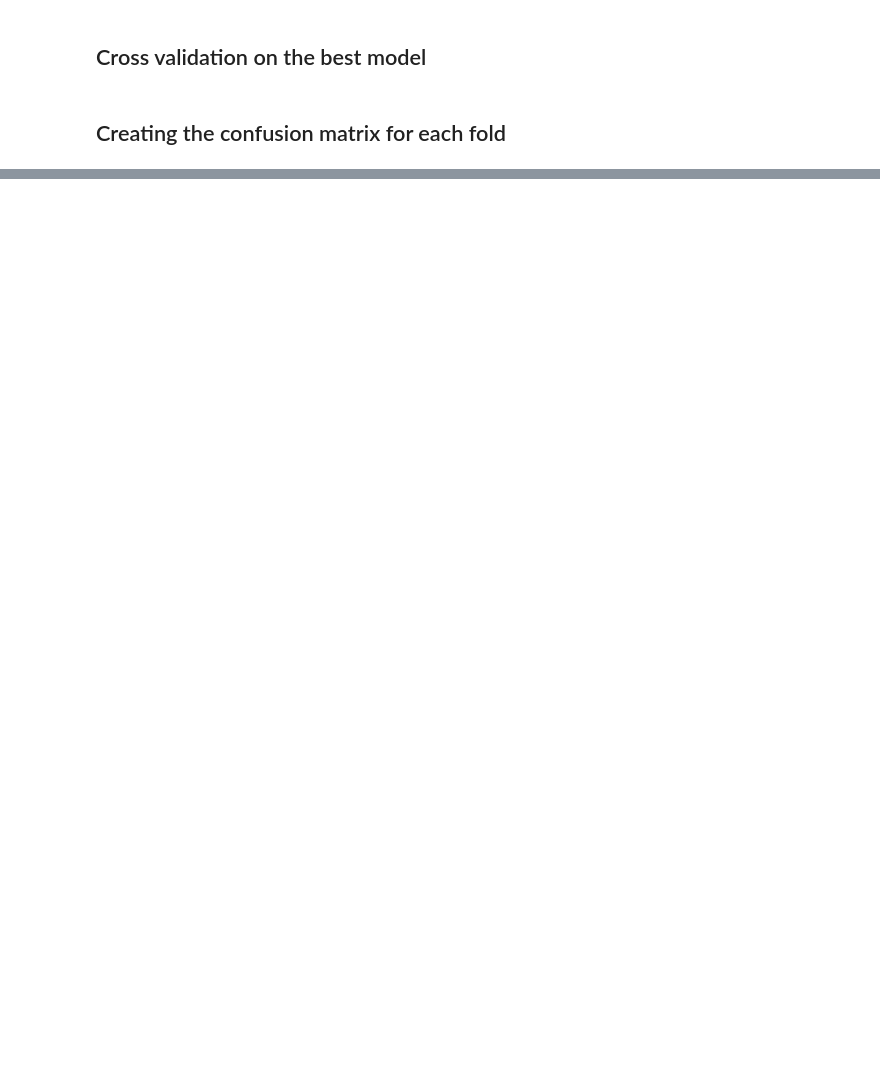
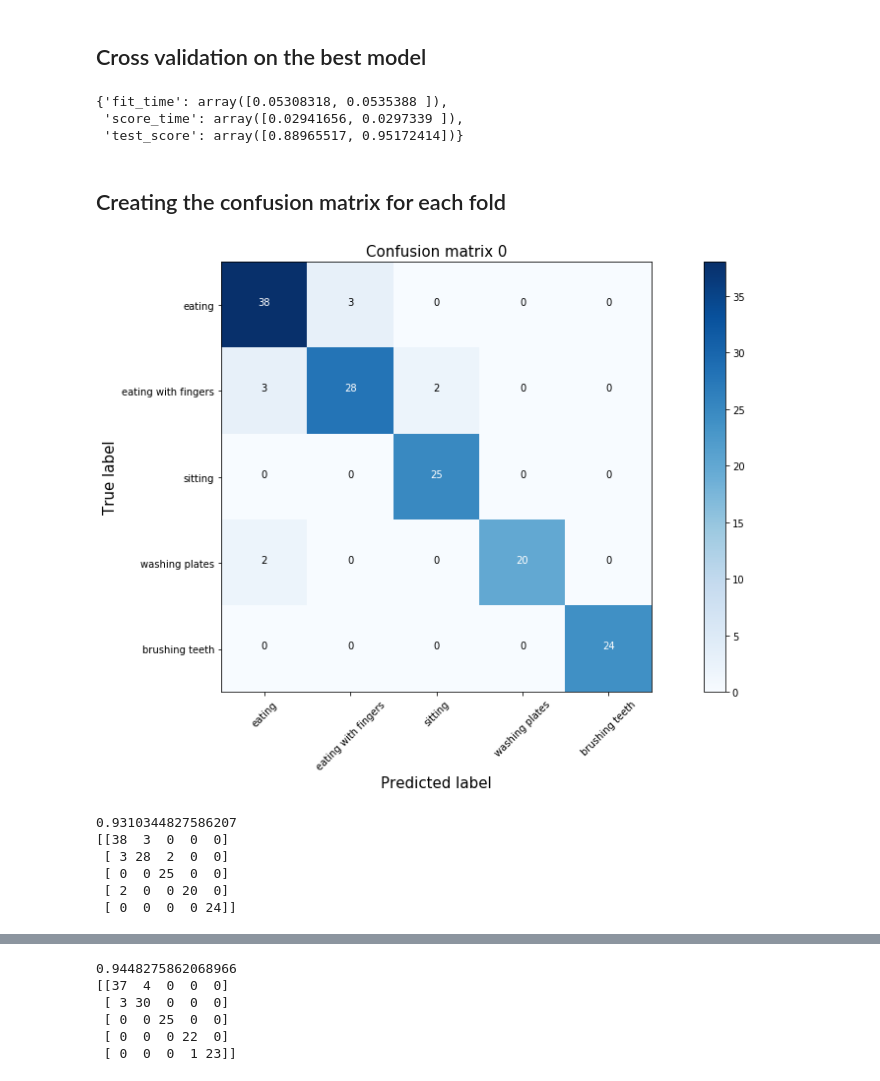
Before and after one commit to giorgosVardakas/Positional-Signal-Processing, a Jupyter notebook: Data Series Classification.ipynb, the cells around one changed output, grey strips where cells are left out. Drawn from its saved outputs; the diff is of its cells as text; code cells hidden in the pictures; blank space fills up the shorter version.

```diff
--- a/Data Series Classification.ipynb
+++ b/Data Series Classification.ipynb
@@ -321,12 +311,12 @@ Name: 59399, dtype: object
 #def var(X):
 #    return np.var(X, axis = 1)
 
-features = dict()
-features = {"mean":mean, "var":var, "std":std, "skew":skew}
+#features = dict()
+#features = {"mean":mean, "var":var, "std":std, "skew":skew}
 
 pipeline = Pype([
     ("segment", Segment()),
-    ("features", FeatureRep(features = features)),
+    ("features", FeatureRep(features = base_features())),
     ("scaler", StandardScaler()),
     ("pca", PCA()),
     ("rf", RandomForestClassifier())
@@ -362,6 +367,10 @@ cv = splitter.split(X, y, groups)
 
 results = cross_validate(best_estimator, X, y, cv=cv, n_jobs=-1)
 results
+# %% [output]
+{'fit_time': array([0.05308318, 0.0535388 ]),
+ 'score_time': array([0.02941656, 0.0297339 ]),
+ 'test_score': array([0.88965517, 0.95172414])}
 # %%
 def plot_confusion_matrix(cm, classes, fold, normalize=True, cmap=plt.cm.Blues):
     title = "Confusion matrix " + str(fold)
@@ -398,31 +407,45 @@ transform_pipe = Pype([
 
 cv = splitter.split(X, y, groups)
 for fold, split in enumerate(cv):
     training_set, test_set = split
 
     # Spliting the to training and testing set
     x_train, x_test = np.asarray(X)[training_set], np.asarray(X)[test_set]
     y_train, y_test = np.asarray(y)[training_set], np.asarray(y)[test_set]
 
+    visited = dict()
+    labels = list()
+    for yi_label in y_test:
+        if yi_label not in visited:
+            visited[yi_label] = True
+            labels.append(yi_label)
+
     # Transforming the test data to fit the model predictions
     _, y_test_trans = transform_pipe.fit_transform(x_test, y_test)
 
     # Fiting the model
     best_estimator.fit(x_train, y_train)
 
     # Predicting with trained model
     y_pred = best_estimator.predict(x_test)
 
     # Printing accuracy score and confusion matrix
-    labels = chosen_activities
     confusion_mat = confusion_matrix(y_test_trans, y_pred, labels=labels)
     clf_accuracy = accuracy_score(y_test_trans, y_pred)
 
     # Select the right labels and order them correcly
     labels_names = df_activities.loc[df_activities["ACTIVITY_ID"].isin(labels)]
     labels_names = labels_names.iloc[pd.Categorical(labels_names["ACTIVITY_ID"], categories = labels, ordered=True).argsort()]
     labels_names = labels_names["NAME"].to_list()
     plot_confusion_matrix(confusion_mat, labels_names, fold, normalize=False)
 
     print(clf_accuracy)
     print(confusion_mat)
+# %% [output]
+[figure, added]
+0.9310344827586207
+[[38  3  0  0  0]
+ [ 3 28  2  0  0]
+ [ 0  0 25  0  0]
+ [ 2  0  0 20  0]
+ [ 0  0  0  0 24]]
@@ -428,0 +453,6 @@ for fold, split in enumerate(cv):
+0.9448275862068966
+[[37  4  0  0  0]
+ [ 3 30  0  0  0]
+ [ 0  0 25  0  0]
+ [ 0  0  0 22  0]
+ [ 0  0  0  1 23]]
```
Also changed, not shown: parts of 6 cells of this notebook, 9 other files.
